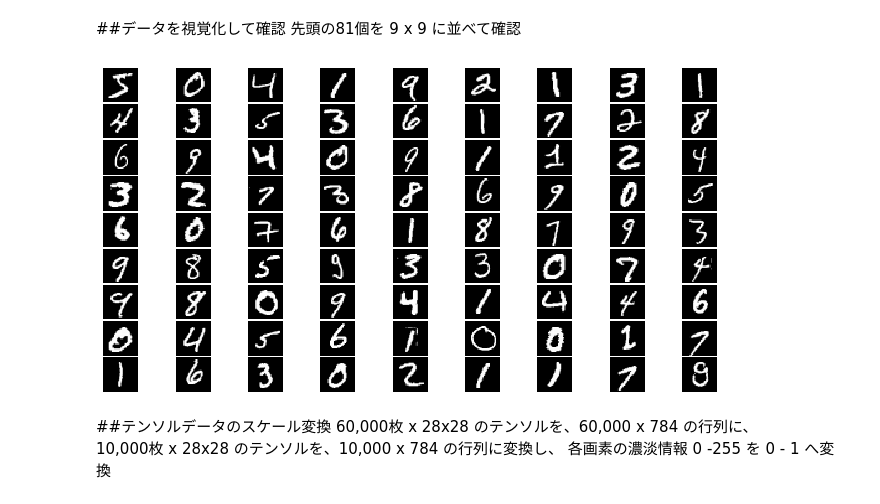
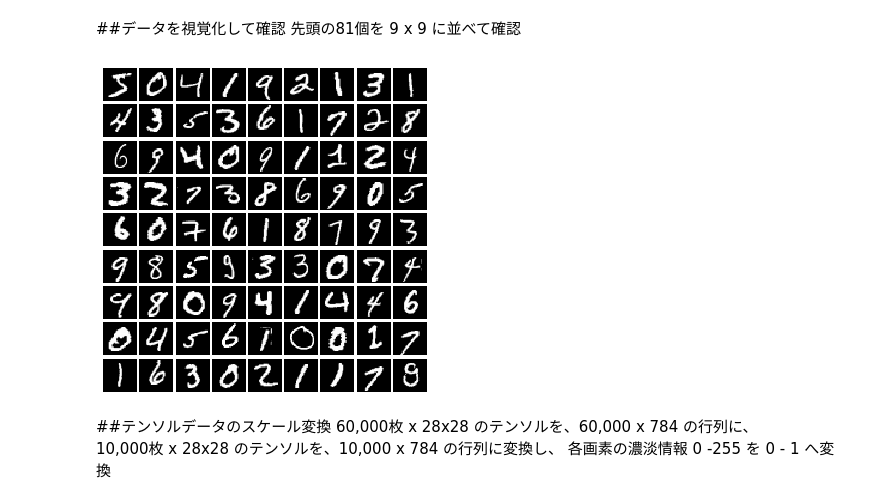
Before and after one commit to koichi-inoue/JupyterNotebook, a Jupyter notebook: NeuralNetwork02.ipynb, the cells around one changed output. Saved outputs shown, nothing was run; the diff lists cells and outputs as text; code cells hidden in the pictures.

```diff
--- a/NeuralNetwork02.ipynb
+++ b/NeuralNetwork02.ipynb
@@ -30,17 +30,15 @@ y_test.shape: (10000,)
 ##データを視覚化して確認
 先頭の81個を 9 x 9 に並べて確認
 # %%
-%matplotlib inline
 import matplotlib.pyplot as plt
 
-#MNISTデータの表示
 fig = plt.figure(figsize=(9, 9))
-fig.subplots_adjust(left=0, right=1, bottom=0, top=0.5, hspace=0.05, wspace=0.05)
+fig.subplots_adjust(left=0, right=0.5, bottom=0, top=0.5, hspace=0.1, wspace=0.05)
 for i in range(81):
     ax = fig.add_subplot(9, 9, i + 1, xticks=[], yticks=[])
     ax.imshow(x_train[i].reshape((28, 28)), cmap='gray')
 # %% [output]
-[figure, old version]
+[figure, new version]
 # %% [markdown]
 ##テンソルデータのスケール変換
 60,000枚 x 28x28 のテンソルを、60,000 x 784 の行列に、
```
